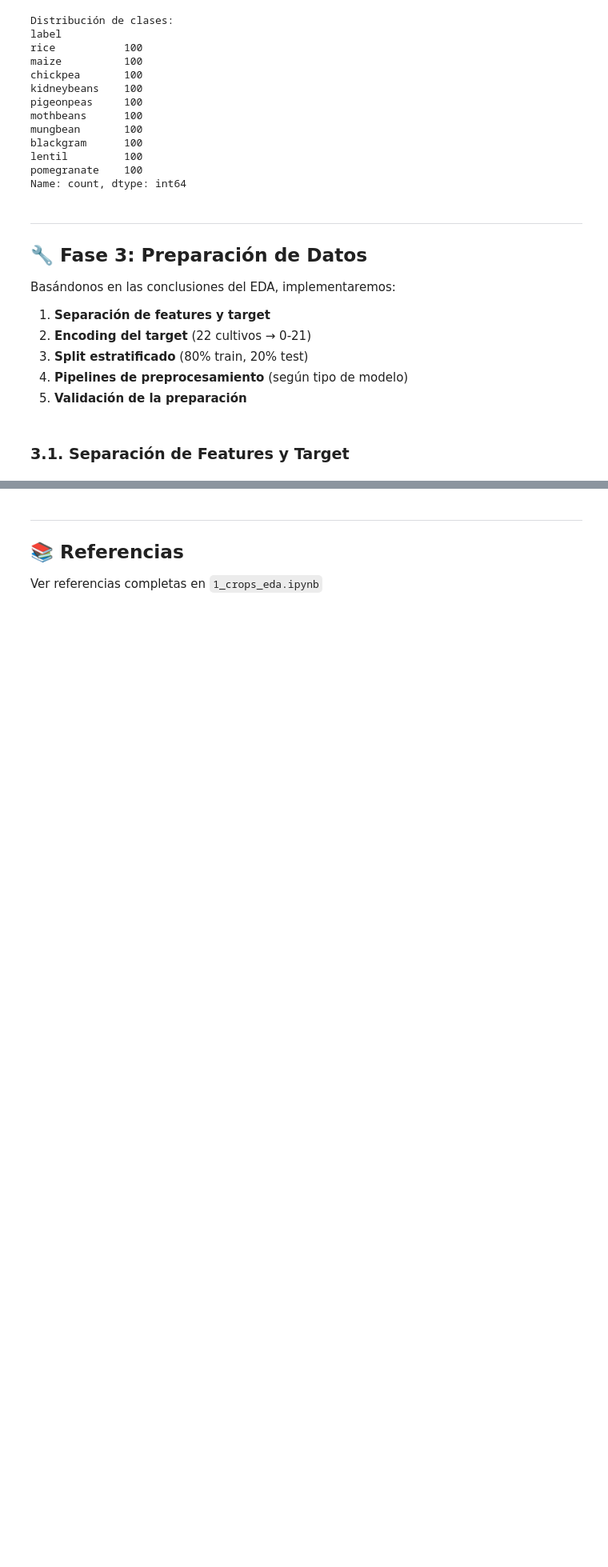
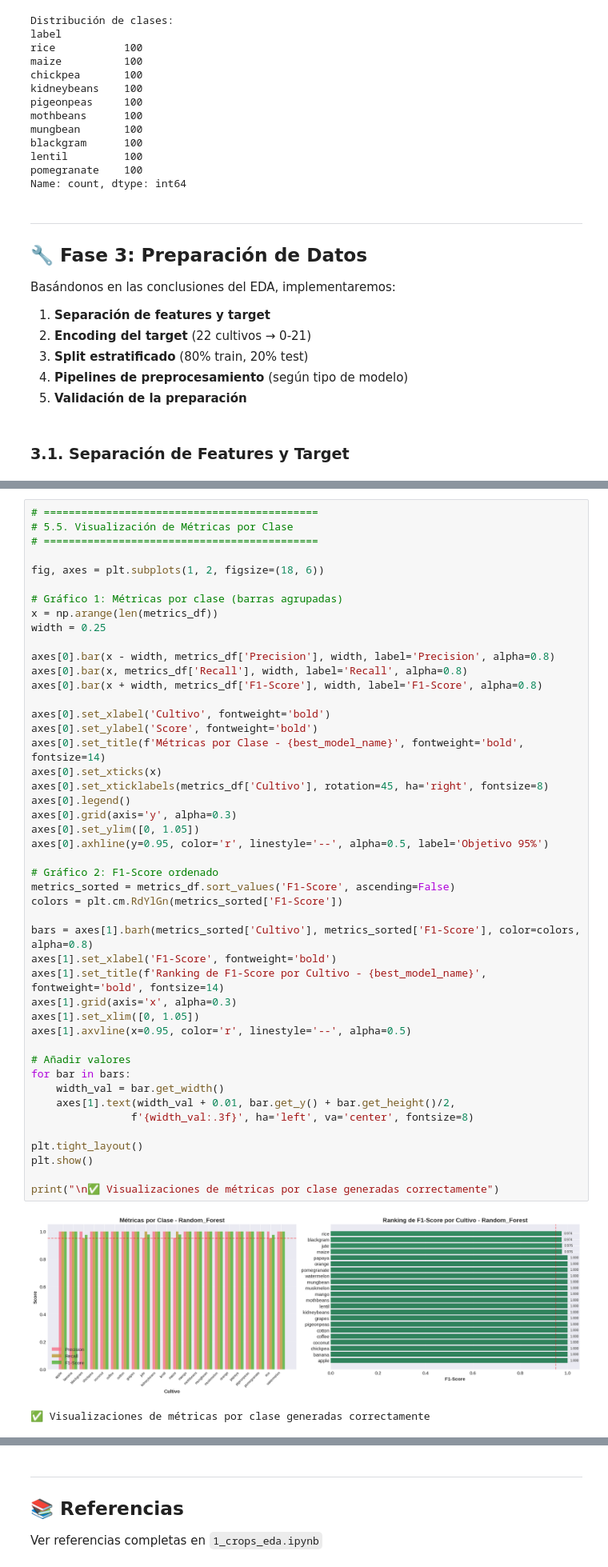
Before and after one commit to alejandrodgz/data_exploration, a Jupyter notebook: notebooks/2_crops_modeling.ipynb, the cells around one changed output, grey strips where cells are left out. Shown: that part at 80% size. Cells and saved outputs as stored; diff of their text form; blank space fills up the shorter version.

```diff
--- a/notebooks/2_crops_modeling.ipynb
+++ b/notebooks/2_crops_modeling.ipynb
@@ -227,0 +1070,49 @@ print("⏳ Sección en desarrollo...")
+# %%
+# ============================================
+# 5.5. Visualización de Métricas por Clase
+# ============================================
+
+fig, axes = plt.subplots(1, 2, figsize=(18, 6))
+
+# Gráfico 1: Métricas por clase (barras agrupadas)
+x = np.arange(len(metrics_df))
+width = 0.25
+
+axes[0].bar(x - width, metrics_df['Precision'], width, label='Precision', alpha=0.8)
+axes[0].bar(x, metrics_df['Recall'], width, label='Recall', alpha=0.8)
+axes[0].bar(x + width, metrics_df['F1-Score'], width, label='F1-Score', alpha=0.8)
+
+axes[0].set_xlabel('Cultivo', fontweight='bold')
+axes[0].set_ylabel('Score', fontweight='bold')
+axes[0].set_title(f'Métricas por Clase - {best_model_name}', fontweight='bold', fontsize=14)
+axes[0].set_xticks(x)
+axes[0].set_xticklabels(metrics_df['Cultivo'], rotation=45, ha='right', fontsize=8)
+axes[0].legend()
+axes[0].grid(axis='y', alpha=0.3)
+axes[0].set_ylim([0, 1.05])
+axes[0].axhline(y=0.95, color='r', linestyle='--', alpha=0.5, label='Objetivo 95%')
+
+# Gráfico 2: F1-Score ordenado
+metrics_sorted = metrics_df.sort_values('F1-Score', ascending=False)
+colors = plt.cm.RdYlGn(metrics_sorted['F1-Score'])
+
+bars = axes[1].barh(metrics_sorted['Cultivo'], metrics_sorted['F1-Score'], color=colors, alpha=0.8)
+axes[1].set_xlabel('F1-Score', fontweight='bold')
+axes[1].set_title(f'Ranking de F1-Score por Cultivo - {best_model_name}', fontweight='bold', fontsize=14)
+axes[1].grid(axis='x', alpha=0.3)
+axes[1].set_xlim([0, 1.05])
+axes[1].axvline(x=0.95, color='r', linestyle='--', alpha=0.5)
+
+# Añadir valores
+for bar in bars:
+    width_val = bar.get_width()
+    axes[1].text(width_val + 0.01, bar.get_y() + bar.get_height()/2,
+                f'{width_val:.3f}', ha='left', va='center', fontsize=8)
+
+plt.tight_layout()
+plt.show()
+
+print("\n✅ Visualizaciones de métricas por clase generadas correctamente")
+# %% [output]
+[figure, added]
+✅ Visualizaciones de métricas por clase generadas correctamente
```
Also changed, not shown: parts of 44 cells of this notebook, 1 other file.
